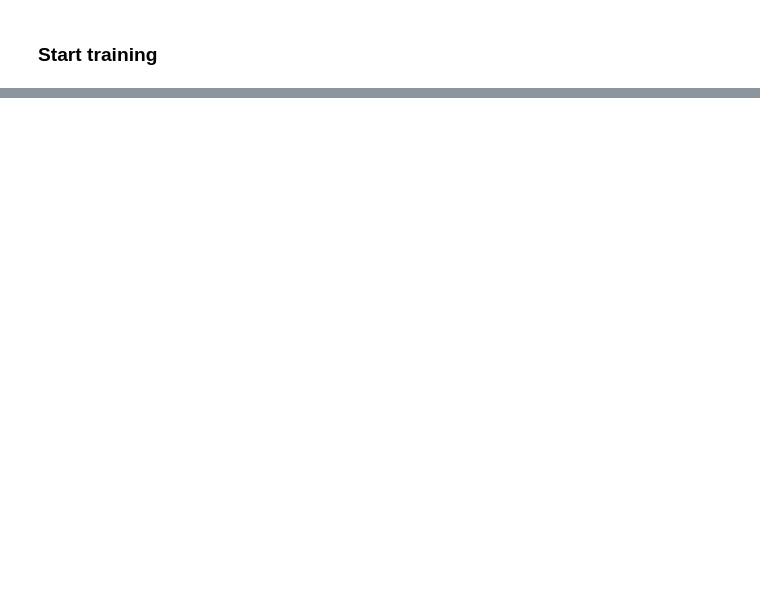
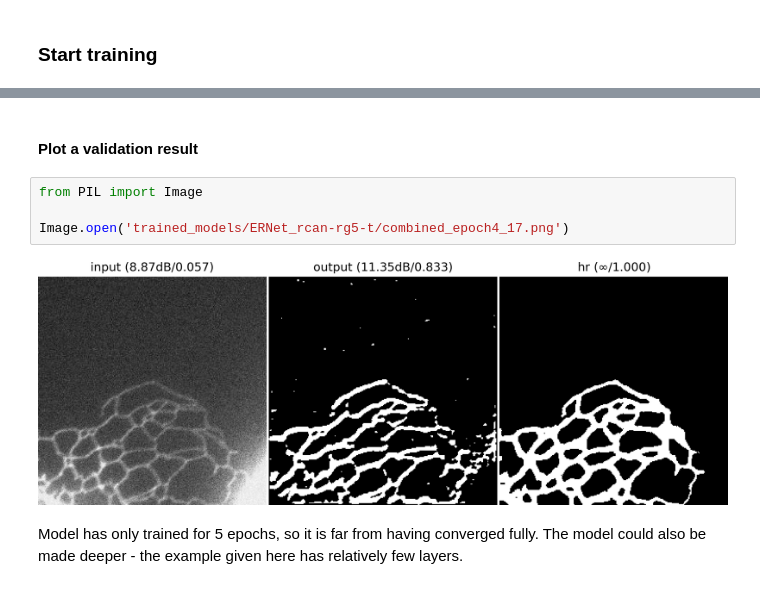
Before and after one commit to charlesnchr/ERNet, a Jupyter notebook: run.ipynb, the cells around one changed output, grey strips where cells are left out. Saved outputs shown, nothing was run; the diff lists cells and outputs as text; blank space fills up the shorter version.

```diff
--- a/run.ipynb
+++ b/run.ipynb
@@ -210,0 +210,10 @@ KeyboardInterrupt:
+# %% [markdown]
+#### Plot a validation result
+# %%
+from PIL import Image
+
+Image.open('trained_models/ERNet_rcan-rg5-t/combined_epoch4_17.png')
+# %% [output]
+[figure, added]
+# %% [markdown]
+Model has only trained for 5 epochs, so it is far from having converged fully. The model could also be made deeper - the example given here has relatively few layers.
```
Also changed, not shown: parts of 2 cells of this notebook.
